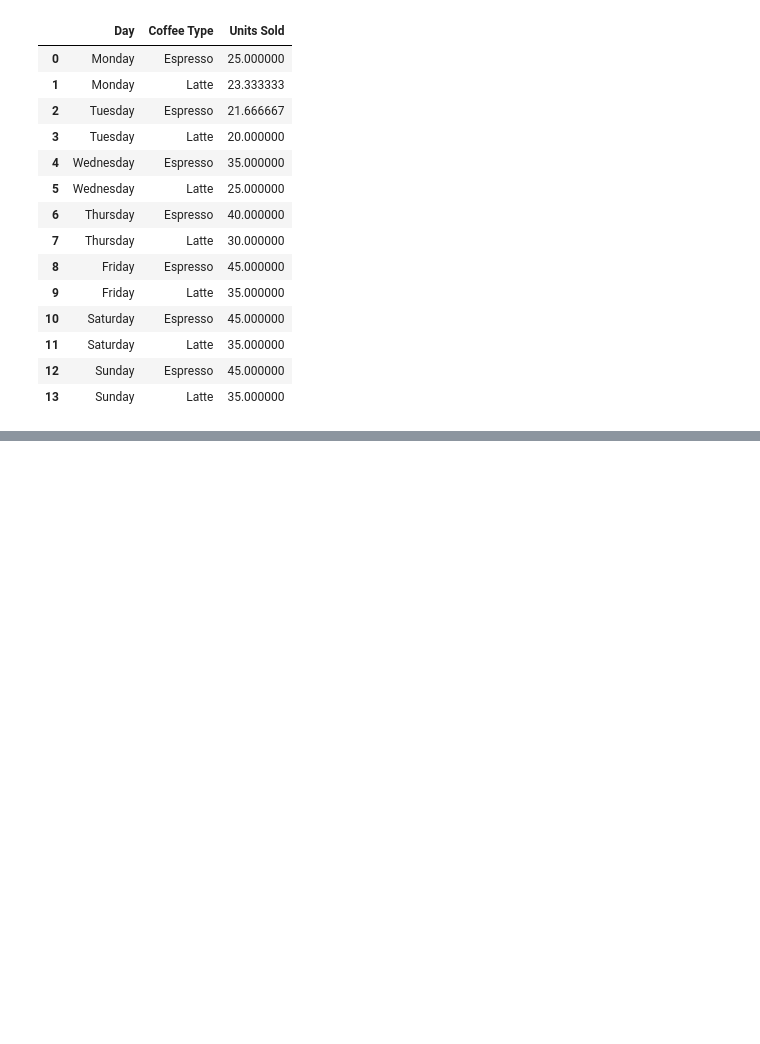
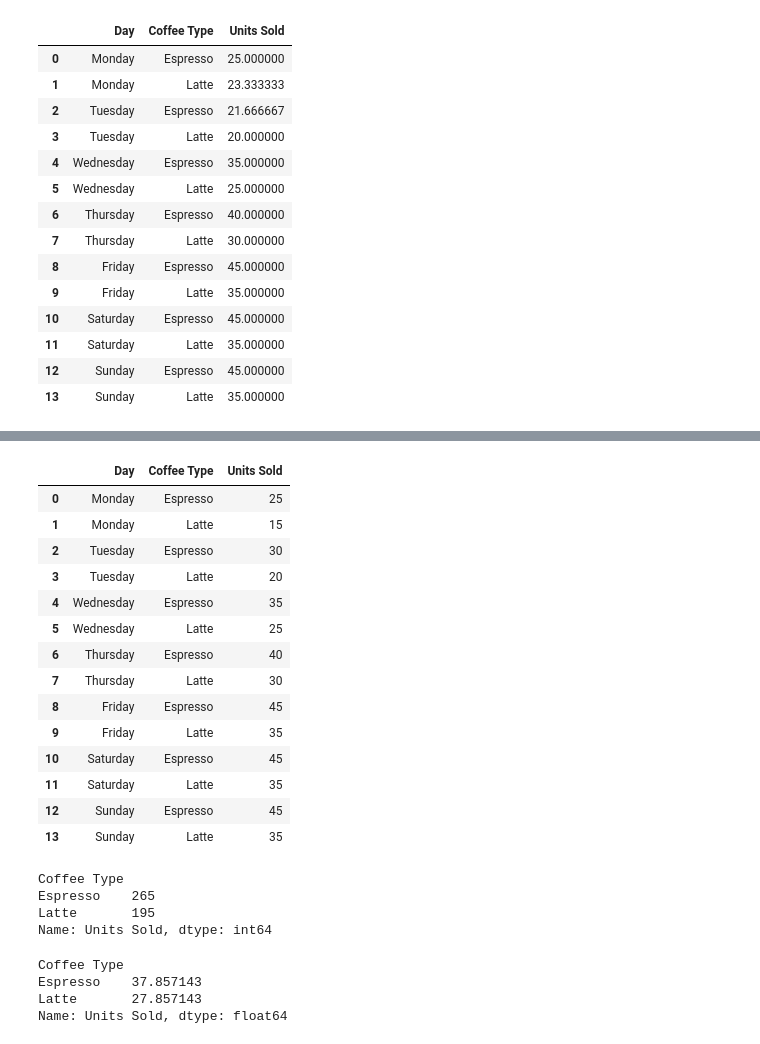
Before and after one commit to omkarpatole1799/numpy, a Jupyter notebook: pandas.ipynb, the cells around one changed output, grey strips where cells are left out. Cells and saved outputs as stored; diff of their text form; code cells hidden in the pictures; blank space fills up the shorter version.

```diff
--- a/pandas.ipynb
+++ b/pandas.ipynb
@@ -1004,0 +1112,37 @@ df_coffee
+# %%
+df_coffee = pd.read_csv("warmup-data/coffee.csv")
+df_coffee
+# %% [output]
+|  | Day | Coffee Type | Units Sold |
+| 0 | Monday | Espresso | 25 |
+| 1 | Monday | Latte | 15 |
+| 2 | Tuesday | Espresso | 30 |
+| 3 | Tuesday | Latte | 20 |
+| 4 | Wednesday | Espresso | 35 |
+| 5 | Wednesday | Latte | 25 |
+| 6 | Thursday | Espresso | 40 |
+| 7 | Thursday | Latte | 30 |
+| 8 | Friday | Espresso | 45 |
+| 9 | Friday | Latte | 35 |
+| 10 | Saturday | Espresso | 45 |
+| 11 | Saturday | Latte | 35 |
+| 12 | Sunday | Espresso | 45 |
+| 13 | Sunday | Latte | 35 |
+# %%
+# groupby function for aggregation of data
+# get total units sold by each coffee type in a given data
+df_coffee.groupby("Coffee Type")["Units Sold"].sum()
+# %% [output]
+Coffee Type
+Espresso    265
+Latte       195
+Name: Units Sold, dtype: int64
+# %%
+# get average coffee units sold for each coffee type
+
+print(df_coffee.groupby("Coffee Type")["Units Sold"].mean())
+# %% [output]
+Coffee Type
+Espresso    37.857143
+Latte       27.857143
+Name: Units Sold, dtype: float64
```
Also changed, not shown: parts of 10 cells of this notebook.
